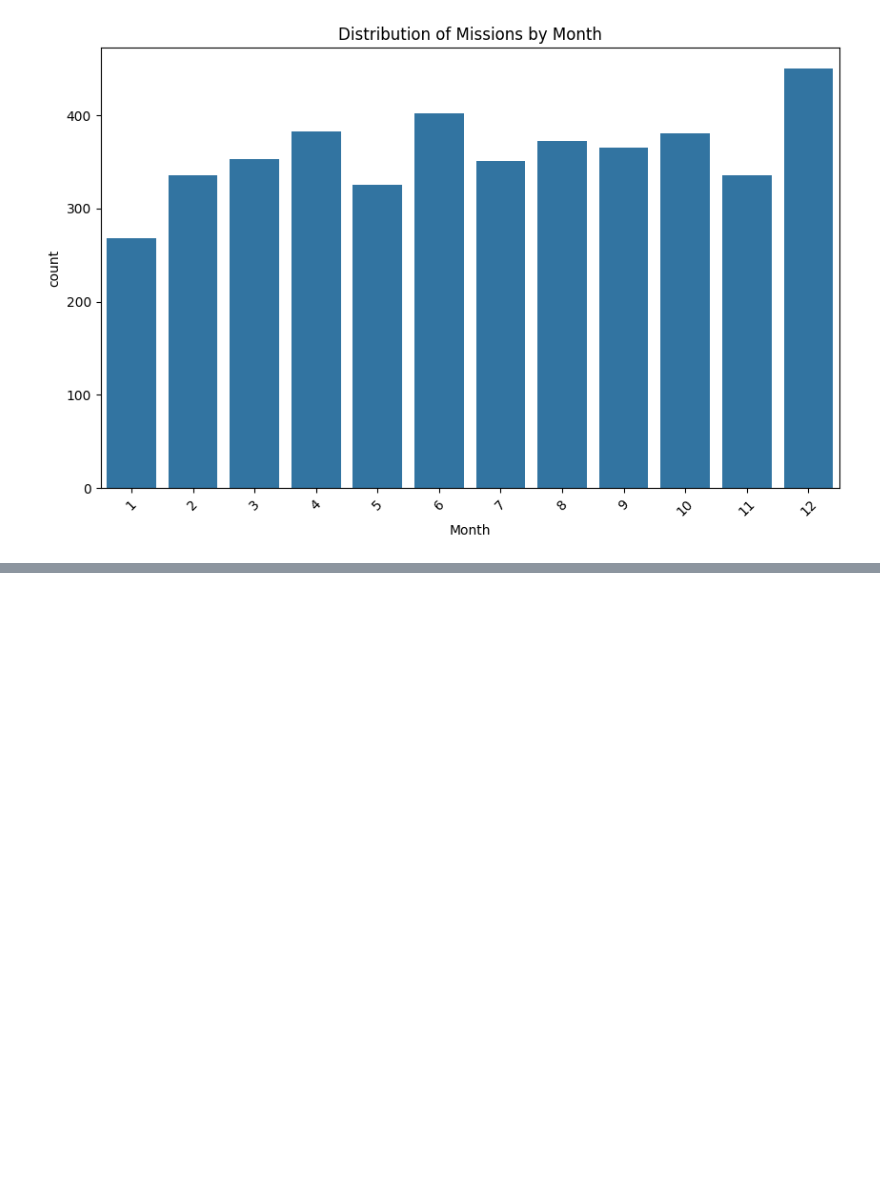
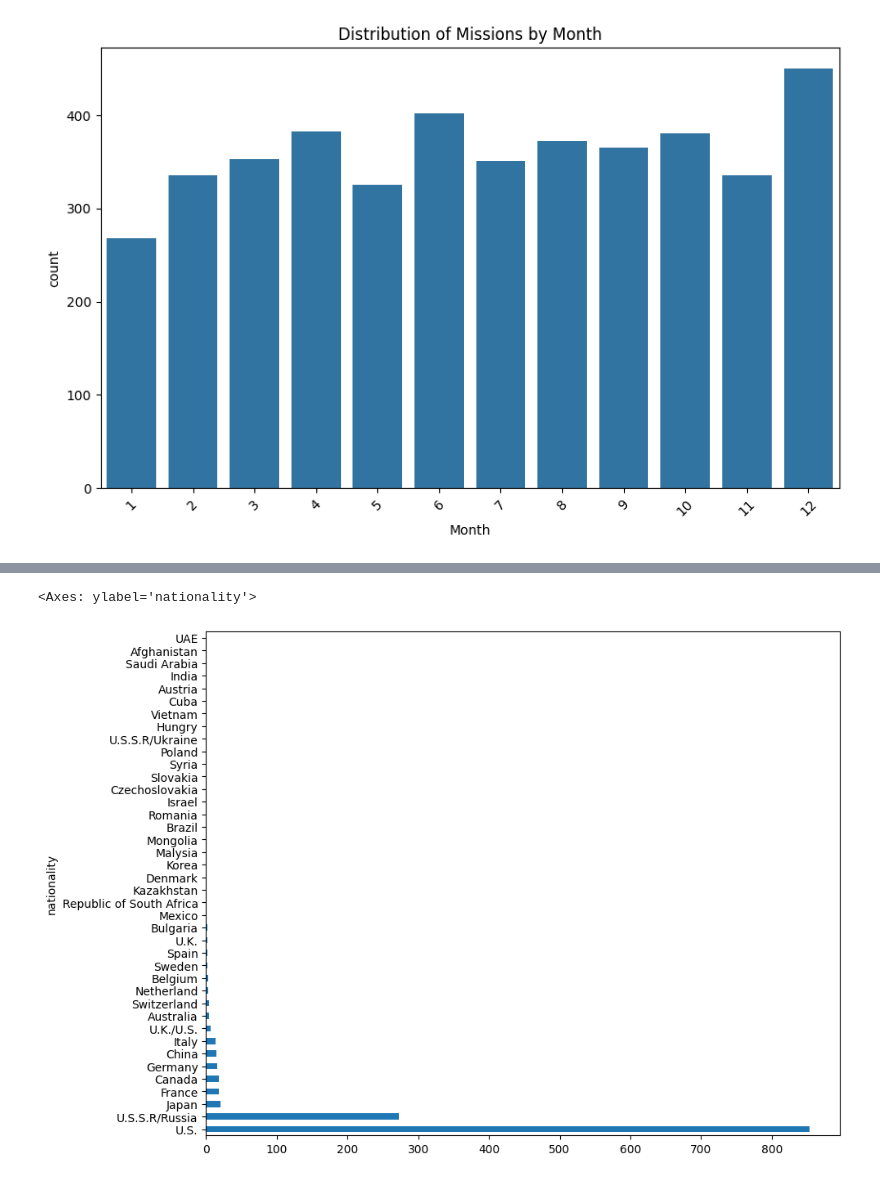
Before and after one commit to com-480-data-visualization/AOE, a Jupyter notebook: Data Analysis.ipynb, the cells around one changed output, grey strips where cells are left out. Saved outputs shown, nothing was run; the diff lists cells and outputs as text; code cells hidden in the pictures; blank space fills up the shorter version.

Commit message:
add some plots with new dataset astronauts

```diff
--- a/Data Analysis.ipynb
+++ b/Data Analysis.ipynb
@@ -92,3 +92,6 @@ plt.xticks(rotation=45)
 plt.show()
 # %% [output]
 [figure]
+# %%
+df1 = pd.read_csv("dataset/astronauts.csv")
+df1.head()
@@ -94,0 +106,4 @@ plt.show()
+# %%
+df1 = df1.drop(['nationwide_number','original_name', 'selection', 'year_of_selection', 'mission_number',
+                'occupation', 'total_hrs_sum', 'field21', 'eva_hrs_mission', 'total_eva_hrs'], axis=1)
+df1.head()
@@ -94,0 +127,7 @@ plt.show()
+# %%
+nationality = df1['nationality'].value_counts()
+plt.figure(figsize=(10, 8))
+nationality.plot(kind='barh')
+# %% [output]
+<Axes: ylabel='nationality'>
+[figure, added]
```
Also changed, not shown: parts of 5 cells of this notebook.
